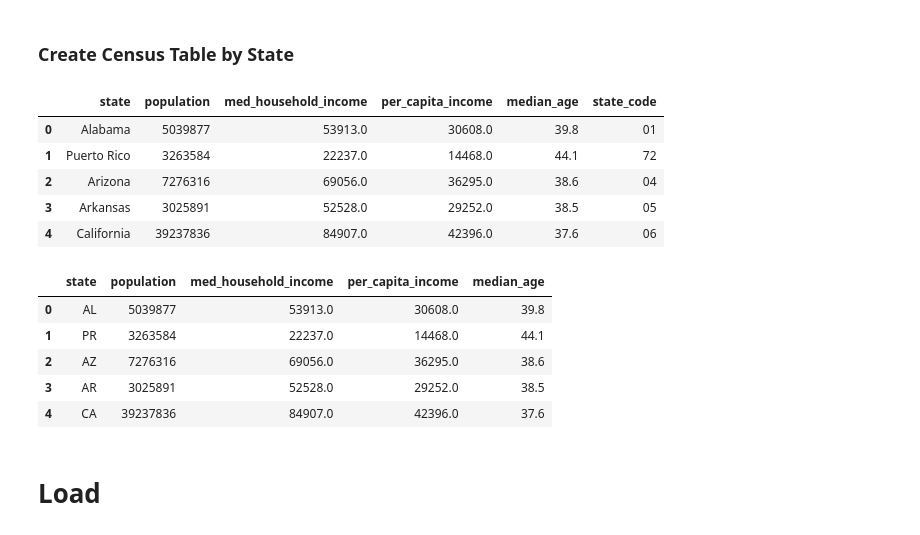
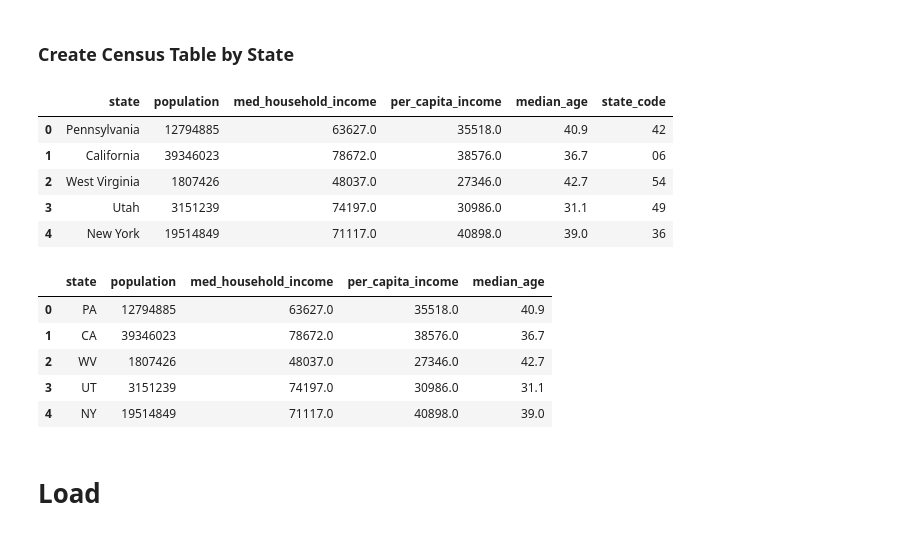
Before and after one commit to gdagger/Team3_Project2, a Jupyter notebook: ETL.ipynb, the cells around one changed output. Drawn from its saved outputs; the diff is of its cells as text; code cells hidden in the pictures.

```diff
--- a/ETL.ipynb
+++ b/ETL.ipynb
@@ -246,36 +239,36 @@ county_census_cleaned_df.head()
 ### Create Census Table by State
 # %%
 # Create Census object with Census API key from the selected year
-c = Census(api_key, year=2021)
+c = Census(api_key, year=2020)
 
 # Run Census Search to retrieve income data by county
-state_census_data = c.acs1.get(("NAME", "B01003_001E", "B19013_001E","B19301_001E", "B01002_001E"), {'for': 'state:*'})
+state_census_data = c.acs5.get(("NAME", "B01003_001E", "B19013_001E","B19301_001E", "B01002_001E"), {'for': 'state:*'})
 
 # Convert to DataFrame
 state_census_df = pd.DataFrame(state_census_data)
 
 # Rename columns
 state_census_cleaned_df = state_census_df.rename(columns={"B01003_001E": "population",
                                       "B19013_001E": "med_household_income",
                                       "B19301_001E": "per_capita_income",
                                       "B01002_001E": "median_age",
                                       "state": "state_code",
                                       "NAME": "state"
                                     }
                                     )
 
 # Cast population column as int
 state_census_cleaned_df['population'] = state_census_cleaned_df['population'].astype(int)
 
 # Display first 5 rows
 state_census_cleaned_df.head()
 # %% [output]
 |  | state | population | med_household_income | per_capita_income | median_age | state_code |
-| 0 | Alabama | 5039877 | 53913.0 | 30608.0 | 39.8 | 01 |
-| 1 | Puerto Rico | 3263584 | 22237.0 | 14468.0 | 44.1 | 72 |
-| 2 | Arizona | 7276316 | 69056.0 | 36295.0 | 38.6 | 04 |
-| 3 | Arkansas | 3025891 | 52528.0 | 29252.0 | 38.5 | 05 |
-| 4 | California | 39237836 | 84907.0 | 42396.0 | 37.6 | 06 |
+| 0 | Pennsylvania | 12794885 | 63627.0 | 35518.0 | 40.9 | 42 |
+| 1 | California | 39346023 | 78672.0 | 38576.0 | 36.7 | 06 |
+| 2 | West Virginia | 1807426 | 48037.0 | 27346.0 | 42.7 | 54 |
+| 3 | Utah | 3151239 | 74197.0 | 30986.0 | 31.1 | 49 |
+| 4 | New York | 19514849 | 71117.0 | 40898.0 | 39.0 | 36 |
 # %%
 # Convert State names to state abbreviations
 state_census_cleaned_df.replace({"state": state_abbreviations}, inplace=True)
@@ -290,11 +283,11 @@ state_census_cleaned_df.to_csv('./Resources/state_census_data.csv')
 state_census_cleaned_df.head()
 # %% [output]
 |  | state | population | med_household_income | per_capita_income | median_age |
-| 0 | AL | 5039877 | 53913.0 | 30608.0 | 39.8 |
-| 1 | PR | 3263584 | 22237.0 | 14468.0 | 44.1 |
-| 2 | AZ | 7276316 | 69056.0 | 36295.0 | 38.6 |
-| 3 | AR | 3025891 | 52528.0 | 29252.0 | 38.5 |
-| 4 | CA | 39237836 | 84907.0 | 42396.0 | 37.6 |
+| 0 | PA | 12794885 | 63627.0 | 35518.0 | 40.9 |
+| 1 | CA | 39346023 | 78672.0 | 38576.0 | 36.7 |
+| 2 | WV | 1807426 | 48037.0 | 27346.0 | 42.7 |
+| 3 | UT | 3151239 | 74197.0 | 30986.0 | 31.1 |
+| 4 | NY | 19514849 | 71117.0 | 40898.0 | 39.0 |
 # %% [markdown]
 # Load
 # %% [markdown]
```
Also changed, not shown: parts of 11 cells of this notebook, 1 other file.
